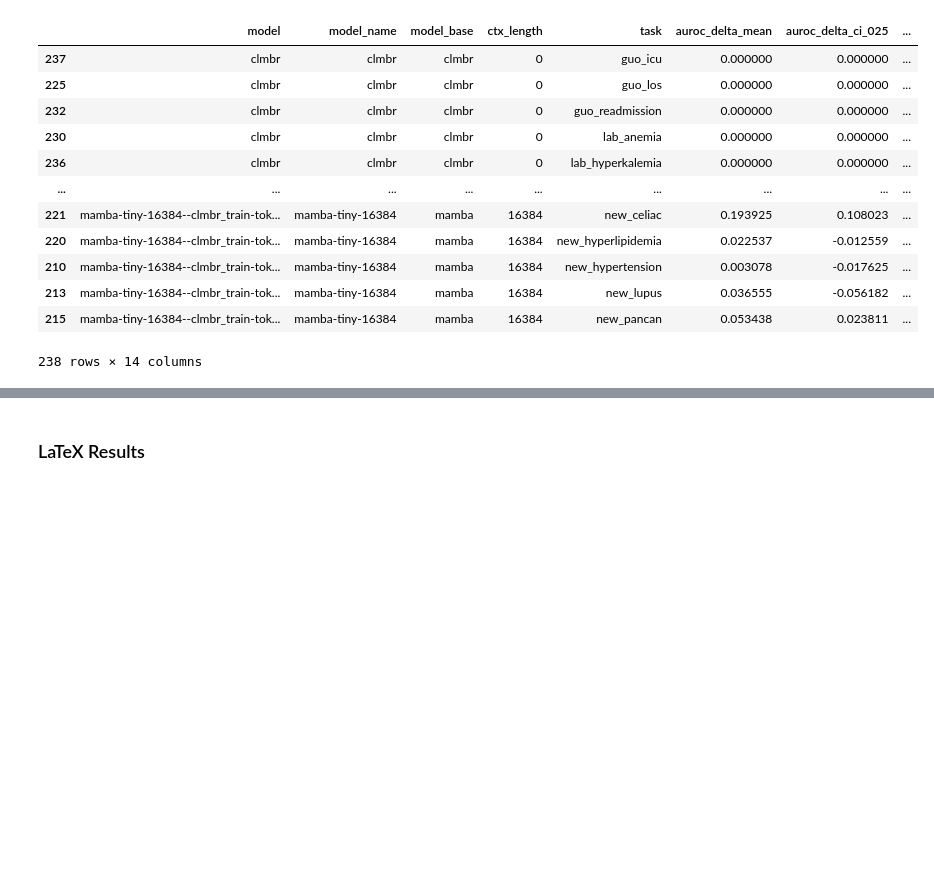
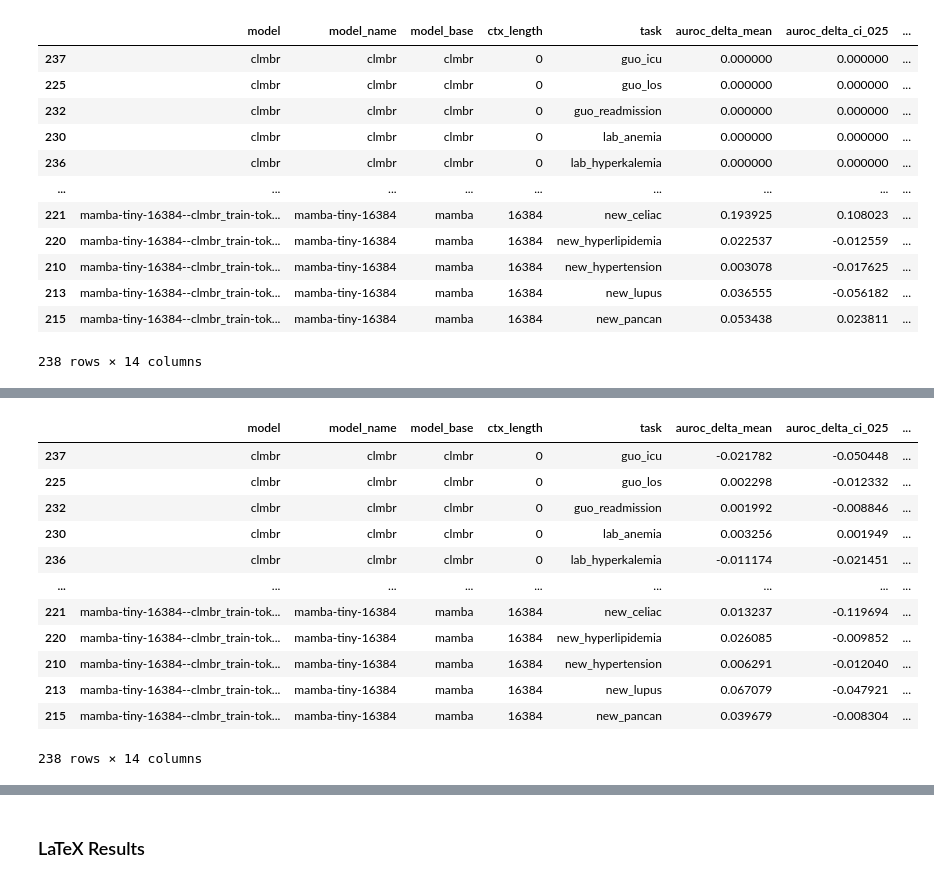
Before and after one commit to som-shahlab/hf_ehr, a Jupyter notebook: hf_ehr/notebooks/ehrshot/ehrshot_results.ipynb, the cells around one changed output, grey strips where cells are left out. Drawn from its saved outputs; the diff is of its cells as text; code cells hidden in the pictures; blank space fills up the shorter version.

```diff
--- a/hf_ehr/notebooks/ehrshot/ehrshot_results.ipynb
+++ b/hf_ehr/notebooks/ehrshot/ehrshot_results.ipynb
@@ -380,3 +442,37 @@ df_task_deltas
+# %%
+# Calculate task-level delta CIs
+baseline: str = 'gpt2-base-512--clmbr_train-tokens-total_nonPAD-ckpt_val=2000000000-persist_chunk:last_embed:last'
+
+df_task_deltas = []
+for model in valid_models:
+    for task in valid_tasks:
+        aurocs = baseline_auroc_deltas[baseline][(model, task)]
+        wins = np.sign(baseline_auroc_deltas[baseline][(model, task)])
+        df_task_deltas.append({
+            'model' : model,
+            'task' : task,
+            'auroc_delta_mean' : np.mean(aurocs),
+            'auroc_delta_ci_025' : np.percentile(aurocs, 2.5),
+            'auroc_delta_ci_500' : np.percentile(aurocs, 50),
+            'auroc_delta_ci_975' : np.percentile(aurocs, 97.5),
+        })
+df_task_deltas = pd.DataFrame(df_task_deltas).sort_values(['model', 'task'])
+df_task_deltas = clean_df_deltas(df_task_deltas)
+df_task_deltas
+# %% [output]
+|  | model | model_name | model_base | ctx_length | task | auroc_delta_mean | auroc_delta_ci_025 | ... |
+| 237 | clmbr | clmbr | clmbr | 0 | guo_icu | -0.021782 | -0.050448 | ... |
+| 225 | clmbr | clmbr | clmbr | 0 | guo_los | 0.002298 | -0.012332 | ... |
+| 232 | clmbr | clmbr | clmbr | 0 | guo_readmission | 0.001992 | -0.008846 | ... |
+| 230 | clmbr | clmbr | clmbr | 0 | lab_anemia | 0.003256 | 0.001949 | ... |
+| 236 | clmbr | clmbr | clmbr | 0 | lab_hyperkalemia | -0.011174 | -0.021451 | ... |
+| ... | ... | ... | ... | ... | ... | ... | ... | ... |
+| 221 | mamba-tiny-16384--clmbr_train-tok... | mamba-tiny-16384 | mamba | 16384 | new_celiac | 0.013237 | -0.119694 | ... |
+| 220 | mamba-tiny-16384--clmbr_train-tok... | mamba-tiny-16384 | mamba | 16384 | new_hyperlipidemia | 0.026085 | -0.009852 | ... |
+| 210 | mamba-tiny-16384--clmbr_train-tok... | mamba-tiny-16384 | mamba | 16384 | new_hypertension | 0.006291 | -0.012040 | ... |
+| 213 | mamba-tiny-16384--clmbr_train-tok... | mamba-tiny-16384 | mamba | 16384 | new_lupus | 0.067079 | -0.047921 | ... |
+| 215 | mamba-tiny-16384--clmbr_train-tok... | mamba-tiny-16384 | mamba | 16384 | new_pancan | 0.039679 | -0.008304 | ... |
+238 rows × 14 columns
 # %%
 format_df_deltas(df_task_deltas, model_start='mamba-tiny-16384')
 # %% [output]
```
Also changed, not shown: parts of 13 cells of this notebook, 10 other files.
